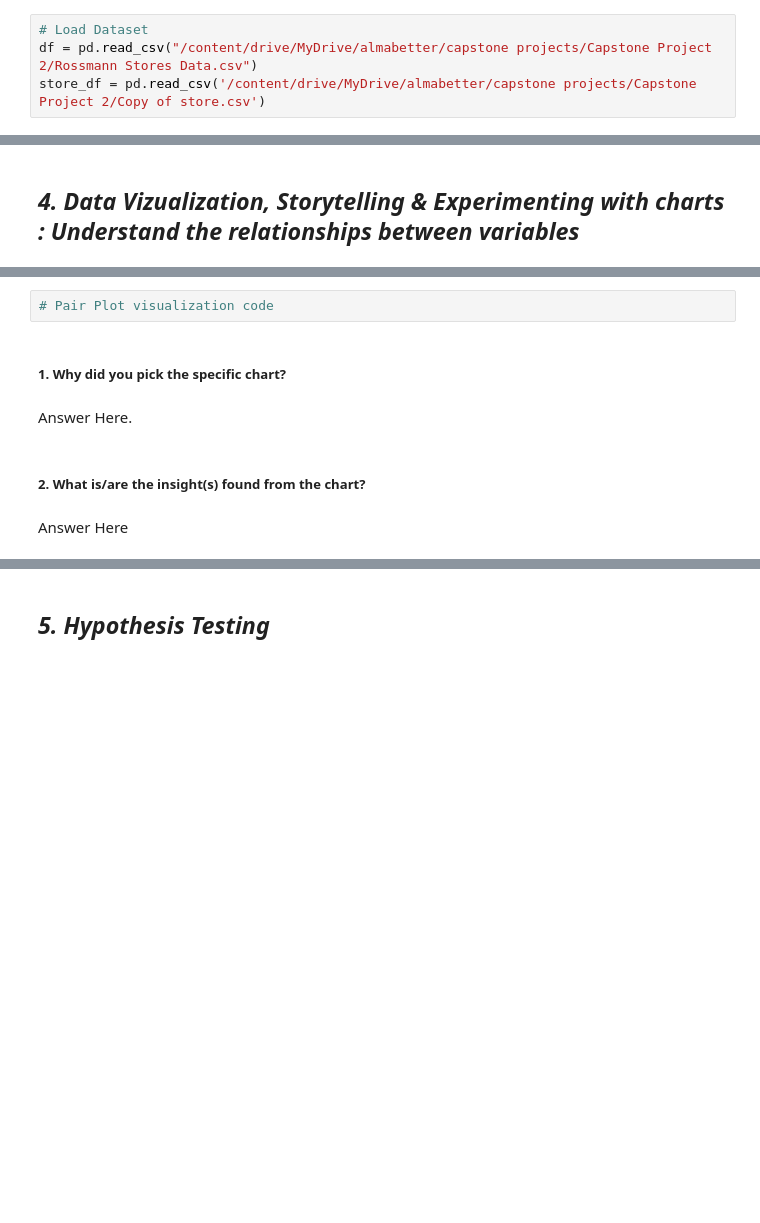
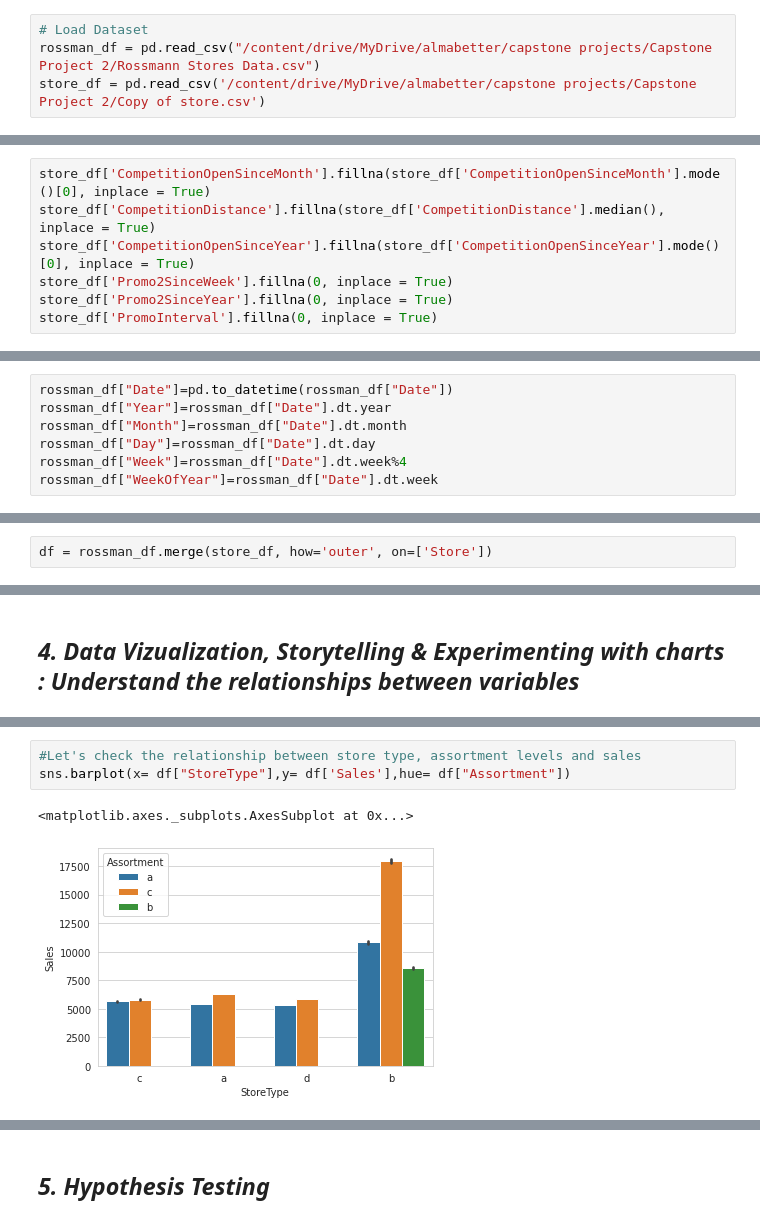
Before and after one commit to Gyanendra079/Capstone-project-2, a Jupyter notebook: Retail_Sales_Prediction.ipynb, the cells around one changed output, grey strips where cells are left out. Saved outputs shown, nothing was run; the diff lists cells and outputs as text; blank space fills up the shorter version.

```diff
--- a/Retail_Sales_Prediction.ipynb
+++ b/Retail_Sales_Prediction.ipynb
@@ -55,7 +57,7 @@ Mounted at /content/drive
 ### Dataset Loading
 # %%
 # Load Dataset
-df = pd.read_csv("/content/drive/MyDrive/almabetter/capstone projects/Capstone Project 2/Rossmann Stores Data.csv")
+rossman_df = pd.read_csv("/content/drive/MyDrive/almabetter/capstone projects/Capstone Project 2/Rossmann Stores Data.csv")
 store_df = pd.read_csv('/content/drive/MyDrive/almabetter/capstone projects/Capstone Project 2/Copy of store.csv')
 # %% [markdown]
 ### Dataset First View
@@ -268,0 +324,7 @@ Answer Here.
+# %%
+store_df['CompetitionOpenSinceMonth'].fillna(store_df['CompetitionOpenSinceMonth'].mode()[0], inplace = True)
+store_df['CompetitionDistance'].fillna(store_df['CompetitionDistance'].median(), inplace = True)
+store_df['CompetitionOpenSinceYear'].fillna(store_df['CompetitionOpenSinceYear'].mode()[0], inplace = True)
+store_df['Promo2SinceWeek'].fillna(0, inplace = True)
+store_df['Promo2SinceYear'].fillna(0, inplace = True)
+store_df['PromoInterval'].fillna(0, inplace = True)
@@ -268,0 +356,7 @@ Answer Here.
+# %%
+rossman_df["Date"]=pd.to_datetime(rossman_df["Date"])
+rossman_df["Year"]=rossman_df["Date"].dt.year
+rossman_df["Month"]=rossman_df["Date"].dt.month
+rossman_df["Day"]=rossman_df["Date"].dt.day
+rossman_df["Week"]=rossman_df["Date"].dt.week%4
+rossman_df["WeekOfYear"]=rossman_df["Date"].dt.week
@@ -268,0 +372,2 @@ Answer Here.
+# %%
+df = rossman_df.merge(store_df, how='outer', on=['Store'])
@@ -506,10 +447,6 @@ Answer Here
-# %%
-# Pair Plot visualization code
-# %% [markdown]
-##### 1. Why did you pick the specific chart?
-# %% [markdown]
-Answer Here.
-# %% [markdown]
-##### 2. What is/are the insight(s) found from the chart?
-# %% [markdown]
-Answer Here
+# %%
+#Let's check the relationship between store type, assortment levels and sales
+sns.barplot(x= df["StoreType"],y= df['Sales'],hue= df["Assortment"])
+# %% [output]
+<matplotlib.axes._subplots.AxesSubplot at 0x...>
+[figure, added]
```
Also changed, not shown: parts of 166 cells of this notebook.
